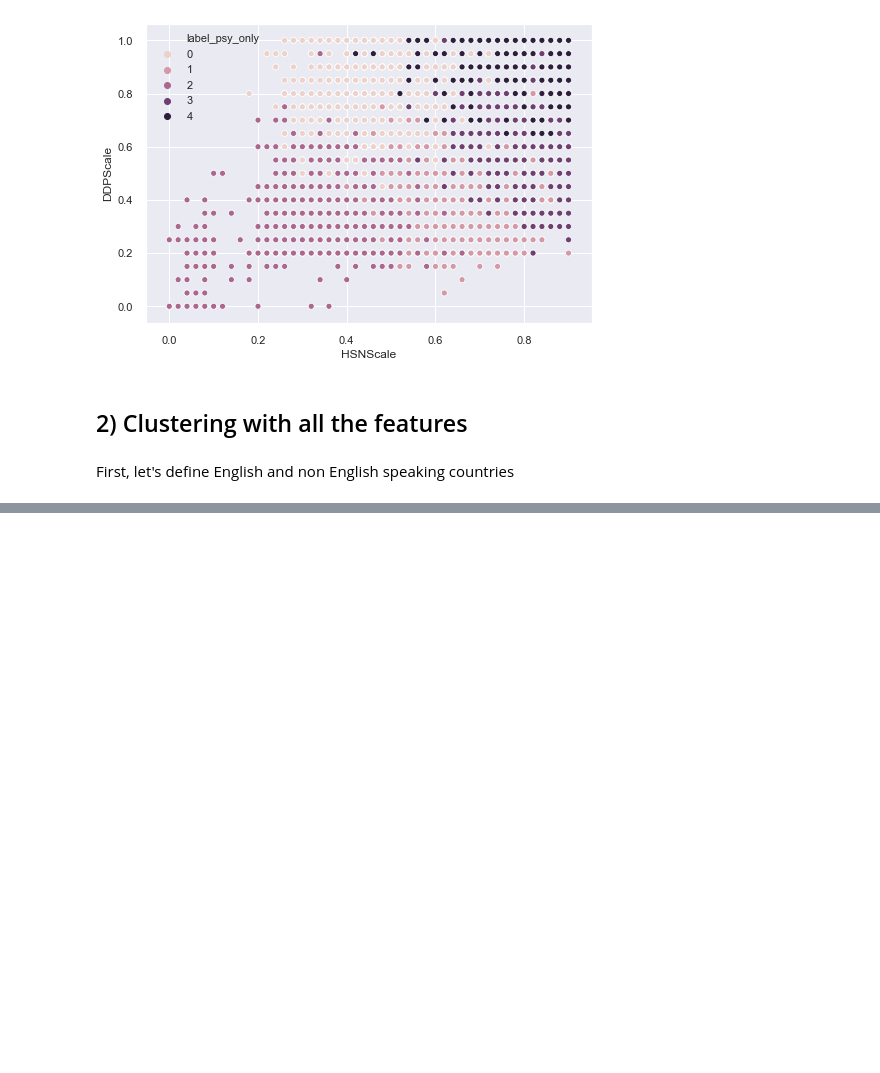
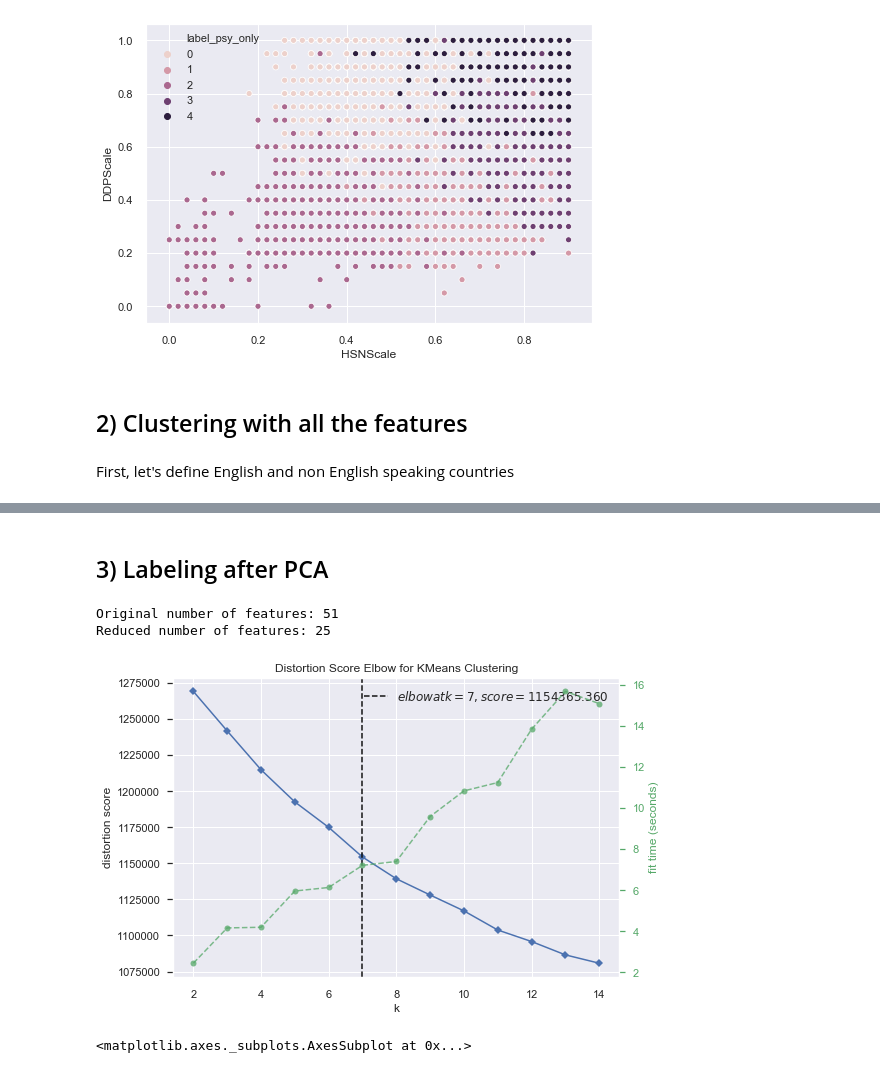
Before and after one commit to pengtianan/final-project, a Jupyter notebook: your-project/Unsupervised_clean.ipynb, the cells around one changed output, grey strips where cells are left out. Drawn from its saved outputs; the diff is of its cells as text; code cells hidden in the pictures; blank space fills up the shorter version.

```diff
--- a/your-project/Unsupervised_clean.ipynb
+++ b/your-project/Unsupervised_clean.ipynb
@@ -132,0 +219,34 @@ First, let's define English and non English speaking countries
+# %% [markdown]
+## 3) Labeling after PCA
+# %%
+# Load the data
+
+features = ds_std.drop(columns="country",axis=1)
+
+
+# Create a PCA that will retain 99% of variance
+pca = PCA(n_components=0.99, whiten=True)
+# ica = FastICA(n_components=0.99, whiten=True)
+
+# Conduct PCA
+features_pca = pca.fit_transform(features)
+
+# Show results
+print("Original number of features:", features.shape[1])
+print("Reduced number of features:", features_pca.shape[1])
+
+#the features have no more meanings but the relationship between the points is still the same
+# %% [output]
+Original number of features: 51
+Reduced number of features: 25
+# %%
+#Doing the Kelbow test after PCA
+
+
+model = KMeans()
+visualizer = KElbowVisualizer(model, k=(2,15))
+visualizer.fit(features_pca)
+visualizer.poof()
+# %% [output]
+[figure, added]
+<matplotlib.axes._subplots.AxesSubplot at 0x...>
```
Also changed, not shown: parts of 20 cells of this notebook, 2 other files.
